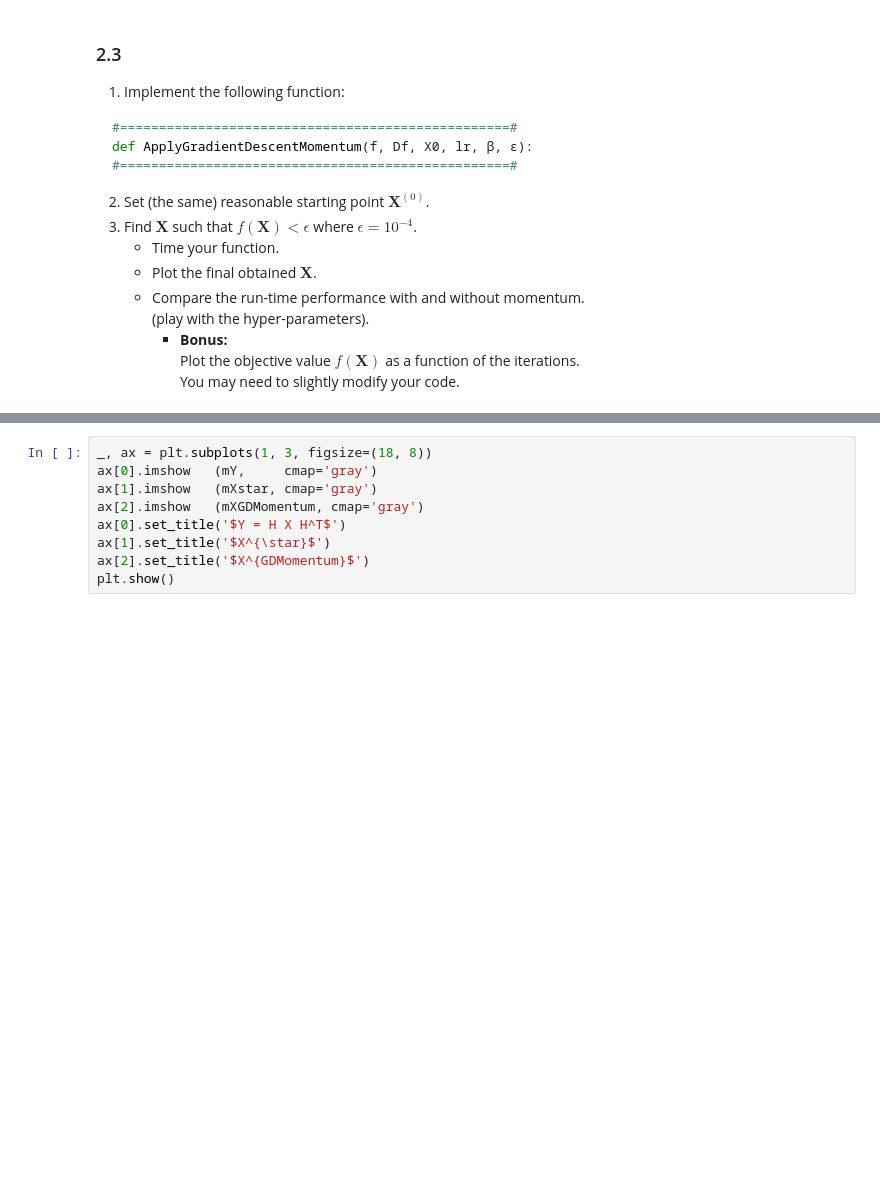
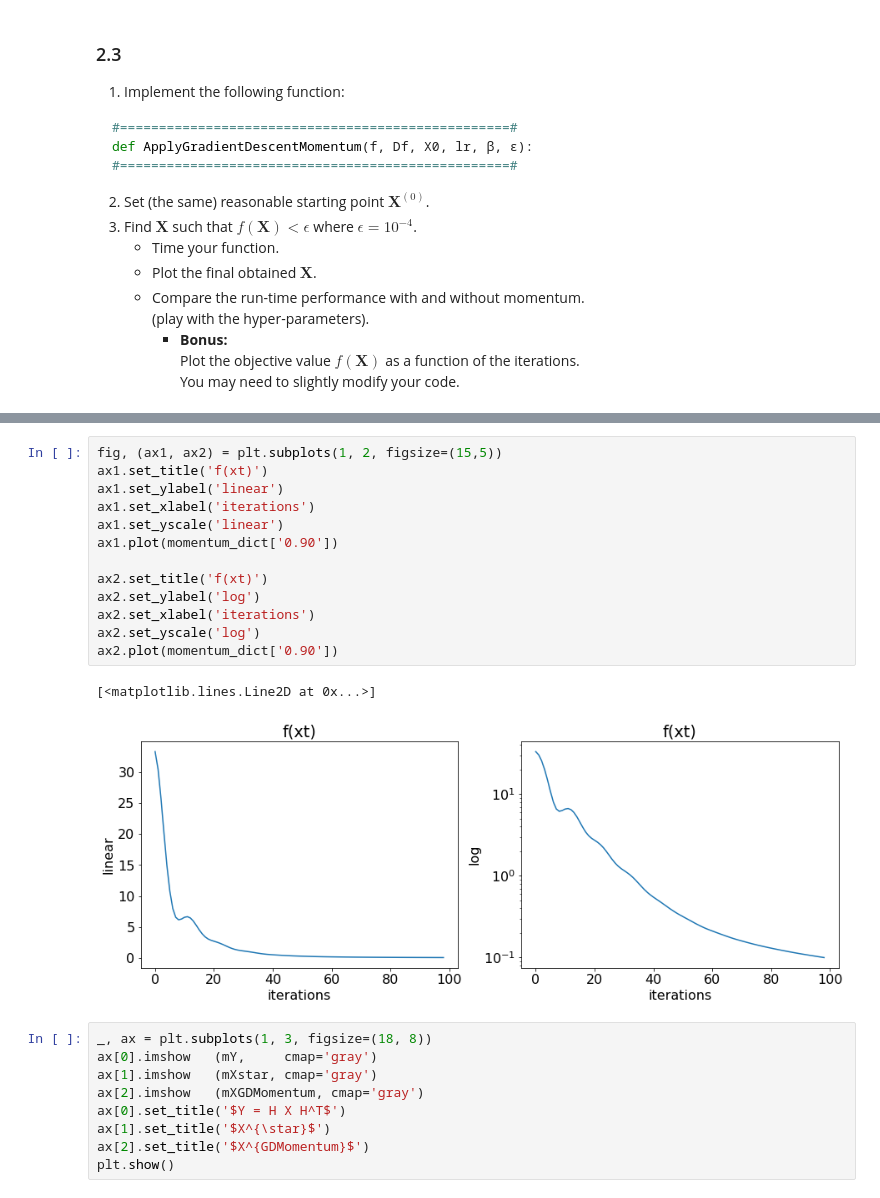
Before and after one commit to wzeyal/DataScience, a Jupyter notebook: Python_for_AI_Engineer/Exercises/8_Optimization/Exercise1.ipynb, the cells around one changed output, grey strips where cells are left out. Cells and saved outputs as stored; diff of their text form; blank space fills up the shorter version.

```diff
--- a/Python_for_AI_Engineer/Exercises/8_Optimization/Exercise1.ipynb
+++ b/Python_for_AI_Engineer/Exercises/8_Optimization/Exercise1.ipynb
@@ -460,3 +572,19 @@ mXGDMomentum = ApplyGradientDescentMomentum(f, Df, mY, 0.01, 0.9, 0.5)
+# %%
+fig, (ax1, ax2) = plt.subplots(1, 2, figsize=(15,5))
+ax1.set_title('f(xt)')
+ax1.set_ylabel('linear')
+ax1.set_xlabel('iterations')
+ax1.set_yscale('linear')
+ax1.plot(momentum_dict['0.90'])
+
+ax2.set_title('f(xt)')
+ax2.set_ylabel('log')
+ax2.set_xlabel('iterations')
+ax2.set_yscale('log')
+ax2.plot(momentum_dict['0.90'])
+# %% [output]
+[<matplotlib.lines.Line2D at 0x...>]
+[figure, added]
 # %%
 _, ax = plt.subplots(1, 3, figsize=(18, 8))
 ax[0].imshow   (mY,     cmap='gray')
```
Also changed, not shown: parts of 12 cells of this notebook.
